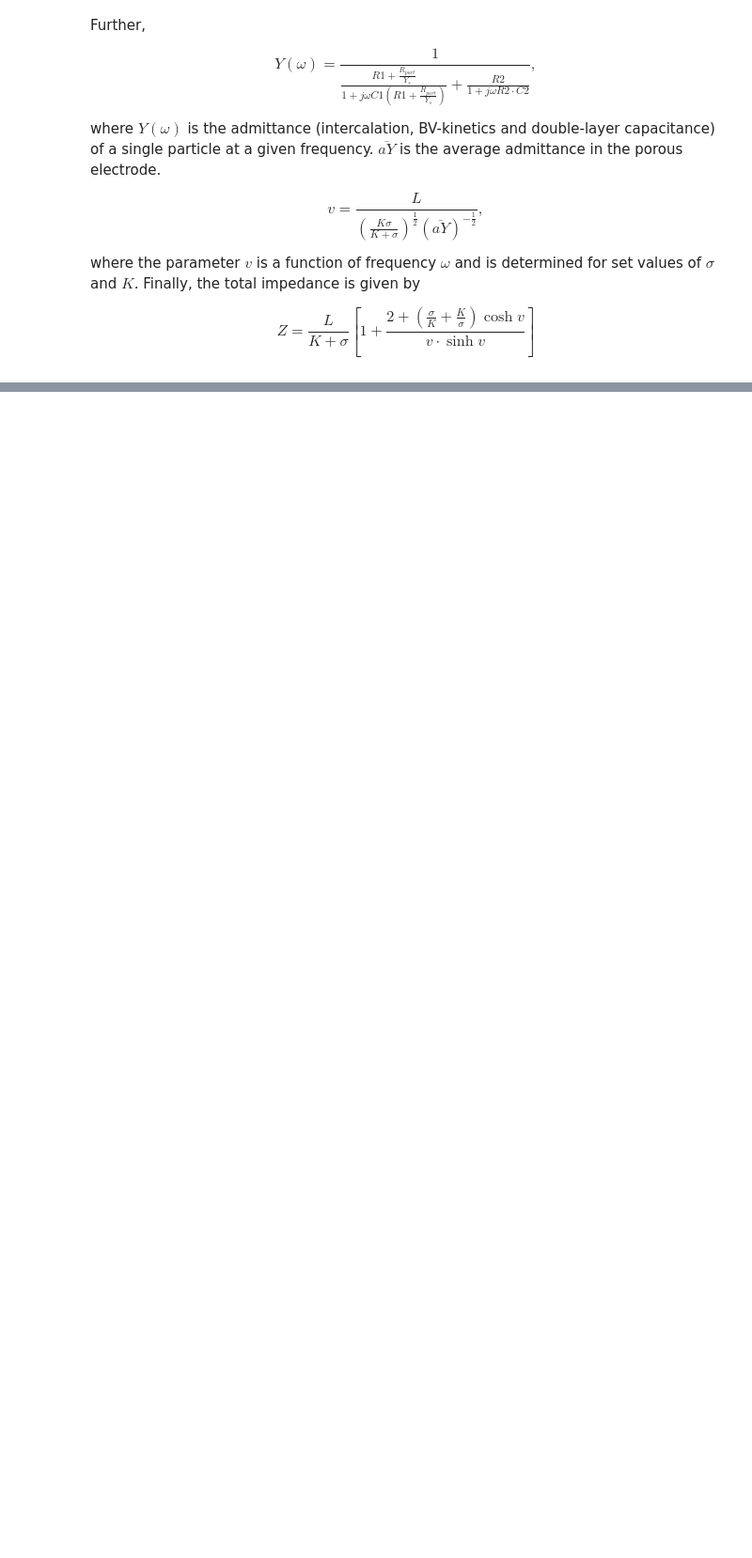
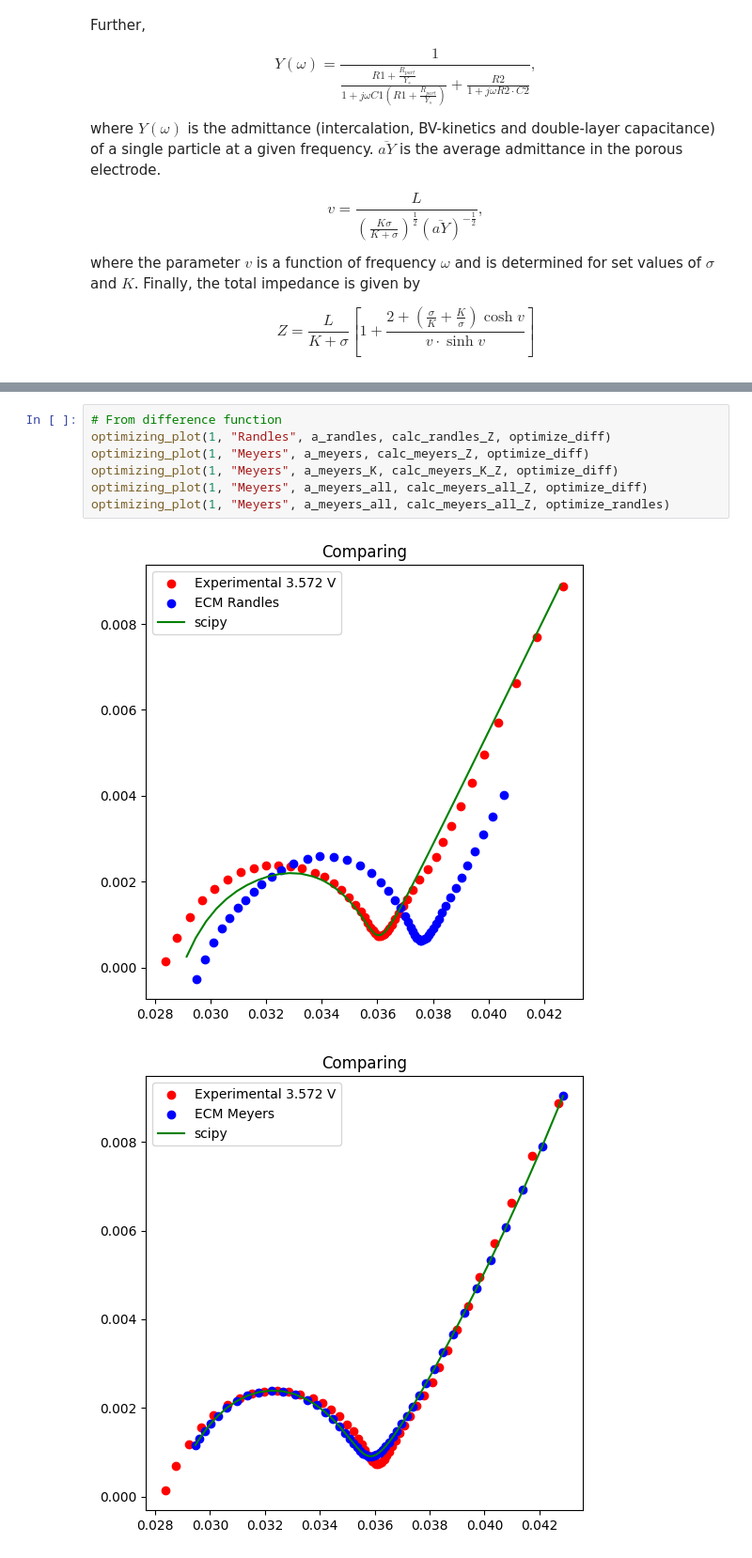
Before and after one commit to samaard2001/EIS-code, a Jupyter notebook: Code/EIS_ECM.ipynb, the cells around one changed output, grey strips where cells are left out. Shown at 94% size. Cells and saved outputs as stored; diff of their text form; blank space fills up the shorter version.

```diff
--- a/Code/EIS_ECM.ipynb
+++ b/Code/EIS_ECM.ipynb
@@ -1009,0 +171,10 @@ plt.show()
+# %%
+# From difference function
+optimizing_plot(1, "Randles", a_randles, calc_randles_Z, optimize_diff)
+optimizing_plot(1, "Meyers", a_meyers, calc_meyers_Z, optimize_diff)
+optimizing_plot(1, "Meyers", a_meyers_K, calc_meyers_K_Z, optimize_diff)
+optimizing_plot(1, "Meyers", a_meyers_all, calc_meyers_all_Z, optimize_diff)
+optimizing_plot(1, "Meyers", a_meyers_all, calc_meyers_all_Z, optimize_randles)
+# %% [output]
+[figure, added]
+[figure, added]
```
Also changed, not shown: parts of 65 cells of this notebook, 15 other files.
